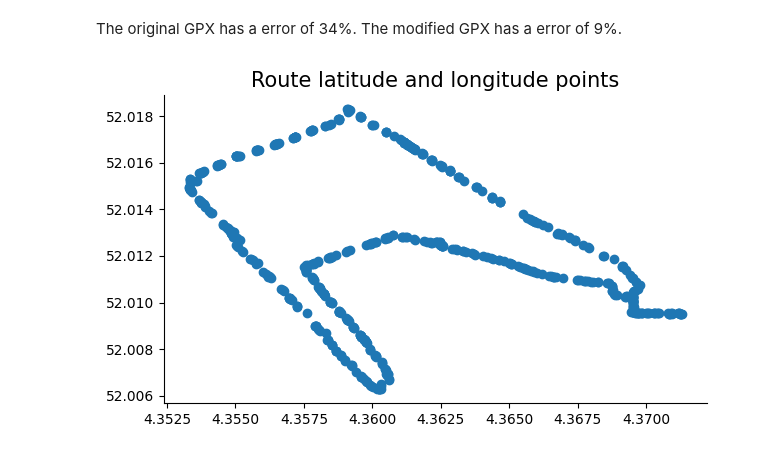
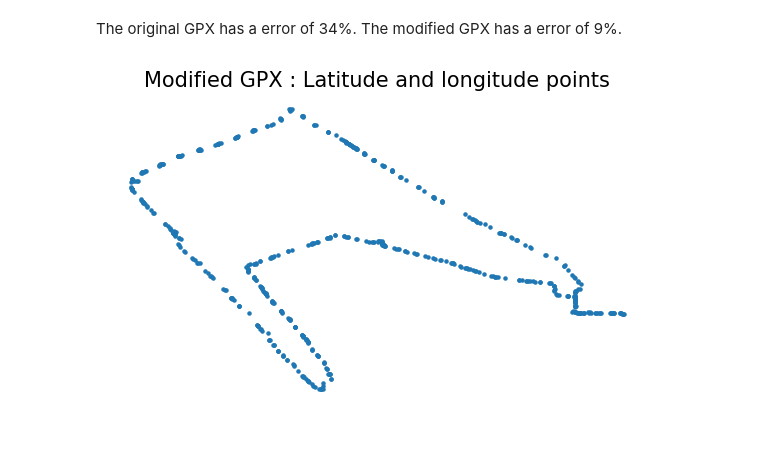
Before and after one commit to dheemantha-bhat/Reinforcement-Learning-Gym-Library, a Jupyter notebook: Strava_GPX_correction.ipynb, the cells around one changed output. Cells and saved outputs as stored; diff of their text form; code cells hidden in the pictures.

```diff
--- a/Strava_GPX_correction.ipynb
+++ b/Strava_GPX_correction.ipynb
@@ -156,7 +157,8 @@ The cleaning of error prone lat-lons has reduced the distance closer toward real
 The original GPX has a error of 34%. The modified GPX has a error of 9%.
 # %%
 plt.figure(figsize=(7, 4))
-plt.scatter(route_clean1_df['longitude'], route_clean1_df['latitude'])
-plt.title('Latitude and longitude points', size=15);
+plt.scatter(route_clean1_df['longitude'], route_clean1_df['latitude'],s=5,colour=')
+plt.title('Modified GPX : Latitude and longitude points', size=15)
+plt.axis('off');
 # %% [output]
-[figure, old version]
+[figure, new version]
```
Also changed, not shown: parts of 1 cell of this notebook.
